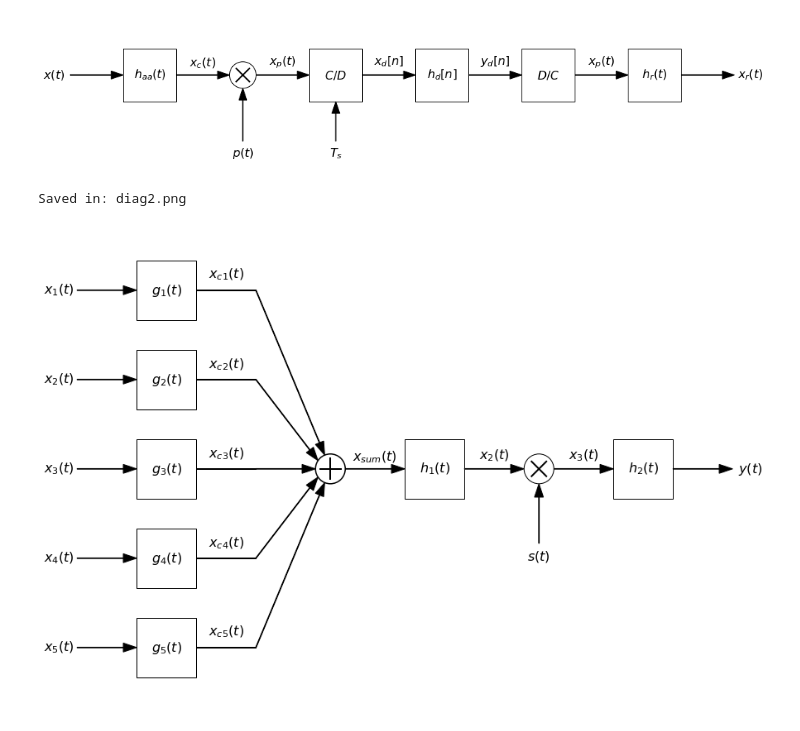
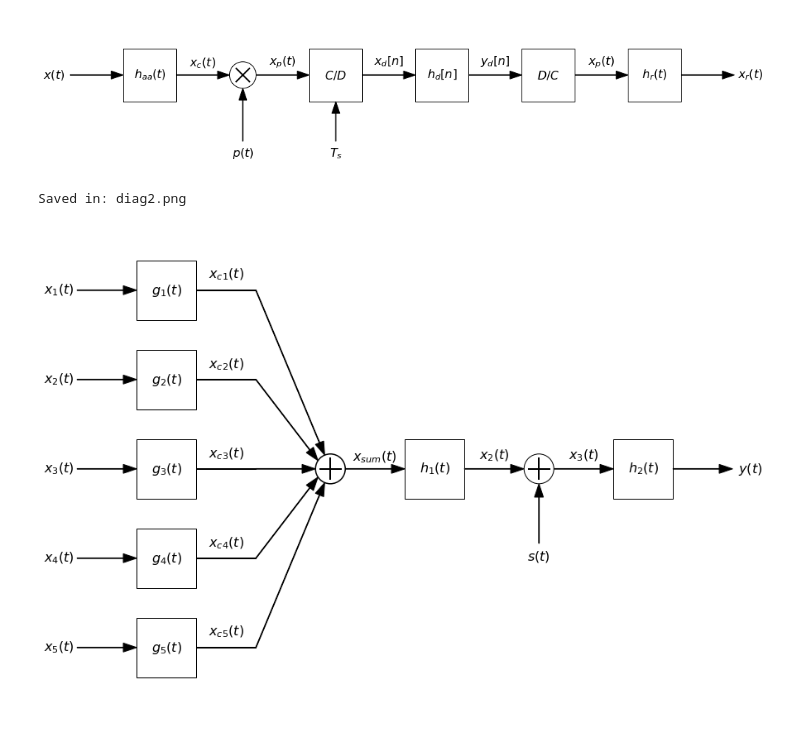
Before and after one commit to miguelmartfern/BlockDiagrams, a Jupyter notebook: diag_examples.ipynb, the cells around one changed output. Cells and saved outputs as stored; diff of their text form; code cells hidden in the pictures.

Commit message:
Changed mult with sum in second example

```diff
--- a/diag_examples.ipynb
+++ b/diag_examples.ipynb
@@ -23,32 +23,32 @@ Saved in: diag1.png
 # %%
 from blockdiag import DiagramBuilder
 import numpy as np
 
 db = DiagramBuilder(block_length=1, fontsize=16)
 
 y_pos = np.linspace(3, -3, 5)
 x_pos = np.zeros_like(y_pos)
 inputs_pos = np.column_stack((x_pos, y_pos))
 
 # Input branches
 for cont in np.arange(inputs_pos.shape[0]):
     name = "x_" + str(cont + 1) +"(t)"
     inputs_pos[cont] = db.add(name, kind="input", position=(inputs_pos[cont]))
     name =  "g_" + str(cont + 1) +"(t)"
     inputs_pos[cont] = db.add(name, kind="block", position=(inputs_pos[cont]))
     name = "x_{c" + str(cont + 1) + "}(t)"
     inputs_pos[cont] = db.add(name, kind="line", position=(inputs_pos[cont]))
 
 # Adder
 pos = db.add("x_{sum}(t)", kind="mult_combiner", inputs=inputs_pos, position="auto", operation='sum')
 
 # Resto del diagrama
 pos = db.add("h_1(t)", kind="block", position = pos)
-pos = db.add("mult", kind="2combiner", input_left_text="x_2(t)", input_bottom_text="s(t)", output_text="x_3(t)", operation='mult', position = pos)
+pos = db.add("mult", kind="2combiner", input_left_text="x_2(t)", input_bottom_text="s(t)", output_text="x_3(t)", operation='sum', position = pos)
 pos = db.add("h_2(t)", kind="block", position = pos)
 pos = db.add("y(t)", kind="output", position = pos)
 
 db.show(savepath = "diag2.png")
 # %% [output]
 Saved in: diag2.png
-[figure, old version]
+[figure, new version]
```
Also changed, not shown: 2 other files.
